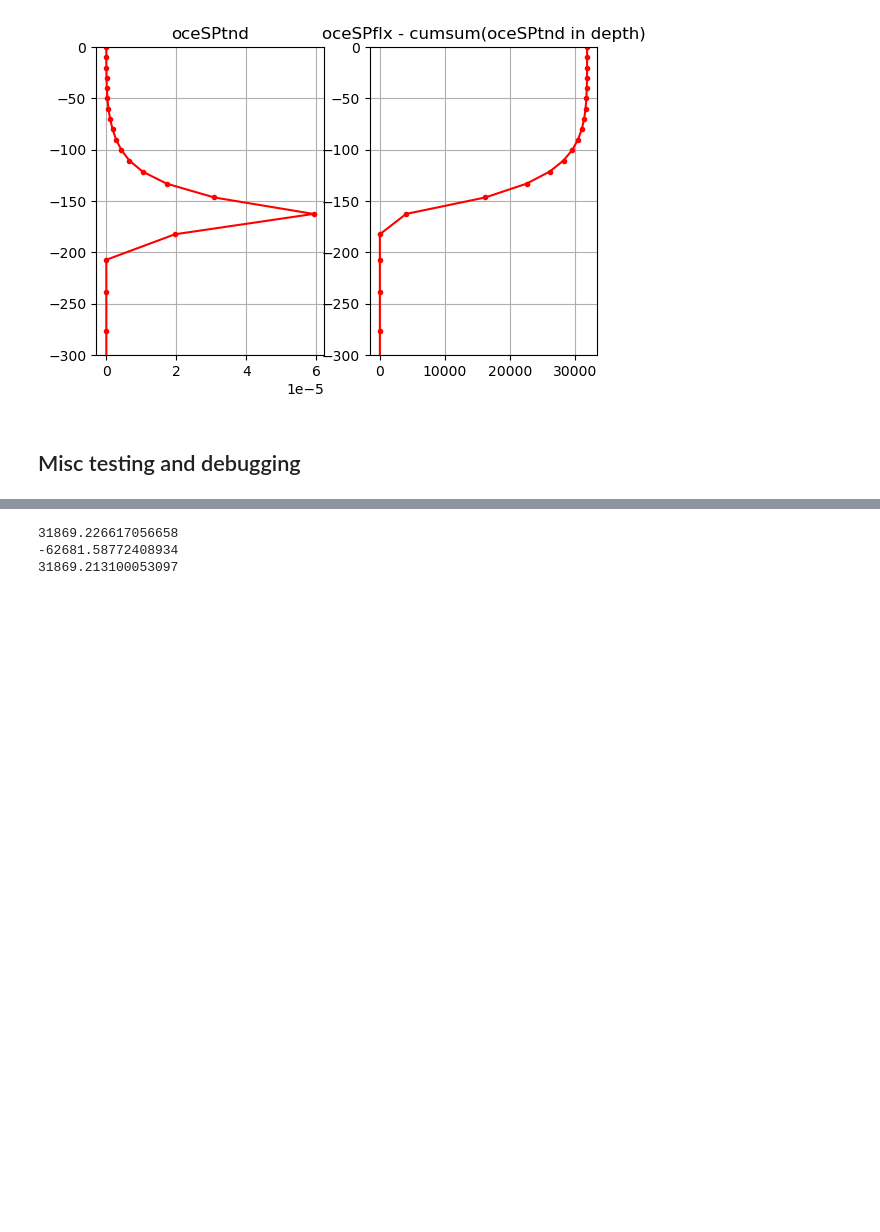
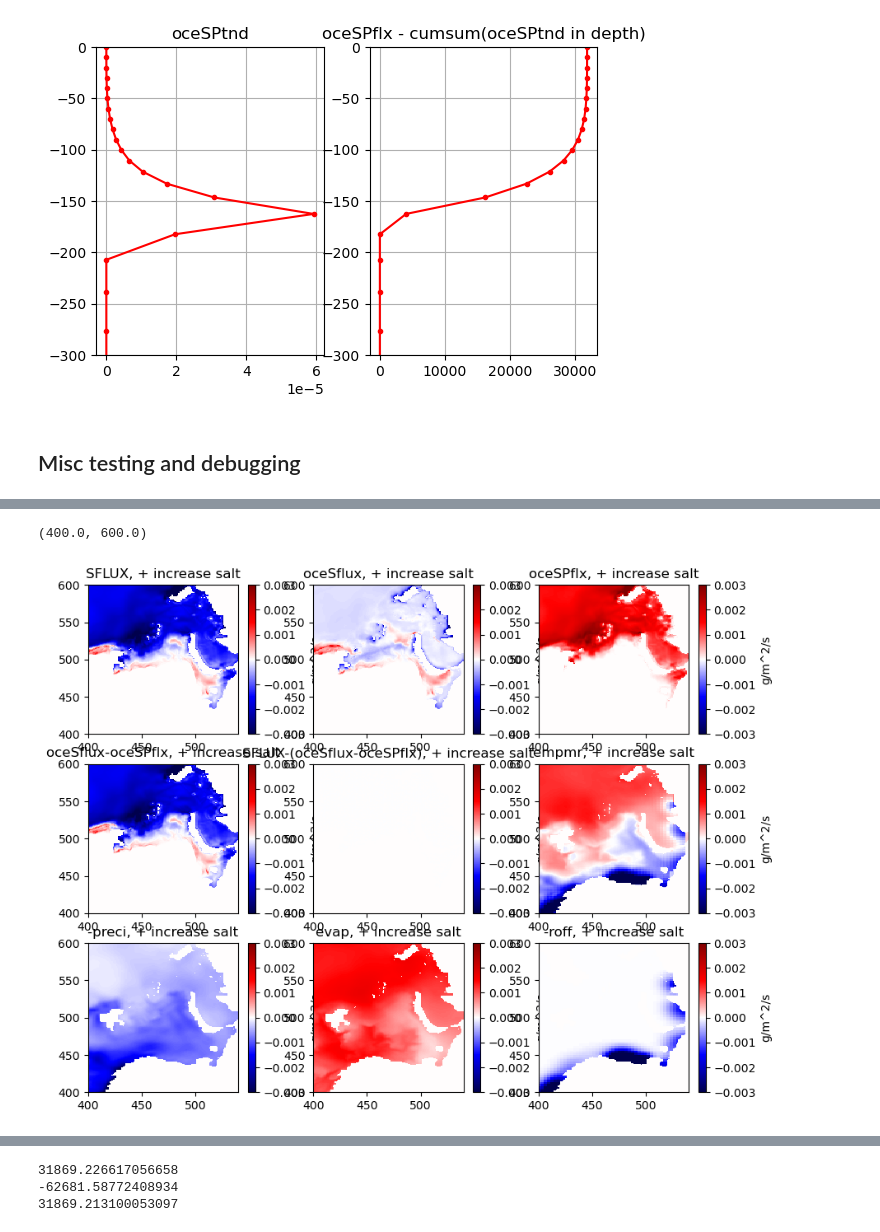
Before and after one commit to margaretmurakami/crios_backups, a Jupyter notebook: ASTE_270/Pemberton/Tendencies/single_cell_Jterms.ipynb, the cells around one changed output, grey strips where cells are left out. Drawn from its saved outputs; the diff is of its cells as text; code cells hidden in the pictures; blank space fills up the shorter version.

```diff
--- a/ASTE_270/Pemberton/Tendencies/single_cell_Jterms.ipynb
+++ b/ASTE_270/Pemberton/Tendencies/single_cell_Jterms.ipynb
@@ -1579,0 +1528,71 @@ print(empmrtest - oceSPtnd[0,y,x])
+# %%
+# plot just the three variables and the difference so we can look in detail
+
+fig = plt.figure(figsize=(10,8))
+
+ax = plt.subplot(331)
+cb = ax.pcolormesh(get_aste_tracer(SFLUX,nfx,nfy)[0],cmap='seismic',vmin=-.003,vmax=.003)
+plt.colorbar(cb,label="g/m^2/s")
+ax.set_title("SFLUX, + increase salt")
+ax.set_xlim(400,540)
+ax.set_ylim(400,600)
+
+ax = plt.subplot(332)
+cb = ax.pcolormesh(get_aste_tracer(oceSflux,nfx,nfy)[0],cmap='seismic',vmin=-.003,vmax=.003)
+plt.colorbar(cb,label="g/m^2/s")
+ax.set_title("oceSflux, + increase salt")
+ax.set_xlim(400,540)
+ax.set_ylim(400,600)
+
+ax = plt.subplot(333)
+cb = ax.pcolormesh(get_aste_tracer(oceSPflx,nfx,nfy)[0],cmap='seismic',vmin=-.003,vmax=.003)
+plt.colorbar(cb,label="g/m^2/s")
+ax.set_title("oceSPflx, + increase salt")
+ax.set_xlim(400,540)
+ax.set_ylim(400,600)
+
+ax = plt.subplot(334)
+cb = ax.pcolormesh(get_aste_tracer(oceSflux-oceSPflx,nfx,nfy)[0],cmap='seismic',vmin=-.003,vmax=.003)
+plt.colorbar(cb,label="g/m^2/s")
+ax.set_title("oceSflux-oceSPflx, + increase salt")
+ax.set_xlim(400,540)
+ax.set_ylim(400,600)
+
+ax = plt.subplot(335)
+cb = ax.pcolormesh(get_aste_tracer(SFLUX-(oceSflux-oceSPflx),nfx,nfy)[0],cmap='seismic',vmin=-.003,vmax=.003)
+plt.colorbar(cb,label="g/m^2/s")
+ax.set_title("SFLUX-(oceSflux-oceSPflx), + increase salt")
+ax.set_xlim(400,540)
+ax.set_ylim(400,600)
+
+
+ax = plt.subplot(336)
+cb = ax.pcolormesh(get_aste_tracer(EXFempmr * myparms['rhoconst'] * salt[0],nfx,nfy)[0],cmap='seismic',vmin=-.003,vmax=.003)
+plt.colorbar(cb,label="g/m^2/s")
+ax.set_title("empmr, + increase salt")
+ax.set_xlim(400,540)
+ax.set_ylim(400,600)
+
+ax = plt.subplot(337)
+cb = ax.pcolormesh(get_aste_tracer(-EXFpreci * myparms['rhoconst'] * salt[0],nfx,nfy)[0],cmap='seismic',vmin=-.003,vmax=.003)
+plt.colorbar(cb,label="g/m^2/s")
+ax.set_title("-preci, + increase salt")
+ax.set_xlim(400,540)
+ax.set_ylim(400,600)
+
+ax = plt.subplot(338)
+cb = ax.pcolormesh(get_aste_tracer(EXFevap * myparms['rhoconst'] * salt[0],nfx,nfy)[0],cmap='seismic',vmin=-.003,vmax=.003)
+plt.colorbar(cb,label="g/m^2/s")
+ax.set_title("evap, + increase salt")
+ax.set_xlim(400,540)
+ax.set_ylim(400,600)
+
+ax = plt.subplot(339)
+cb = ax.pcolormesh(get_aste_tracer(-EXFroff * myparms['rhoconst'] * salt[0],nfx,nfy)[0],cmap='seismic',vmin=-.003,vmax=.003)
+plt.colorbar(cb,label="g/m^2/s")
+ax.set_title("-roff, + increase salt")
+ax.set_xlim(400,540)
+ax.set_ylim(400,600)
+# %% [output]
+(400.0, 600.0)
+[figure, added]
```
Also changed, not shown: parts of 30 cells of this notebook, 6 other files.
